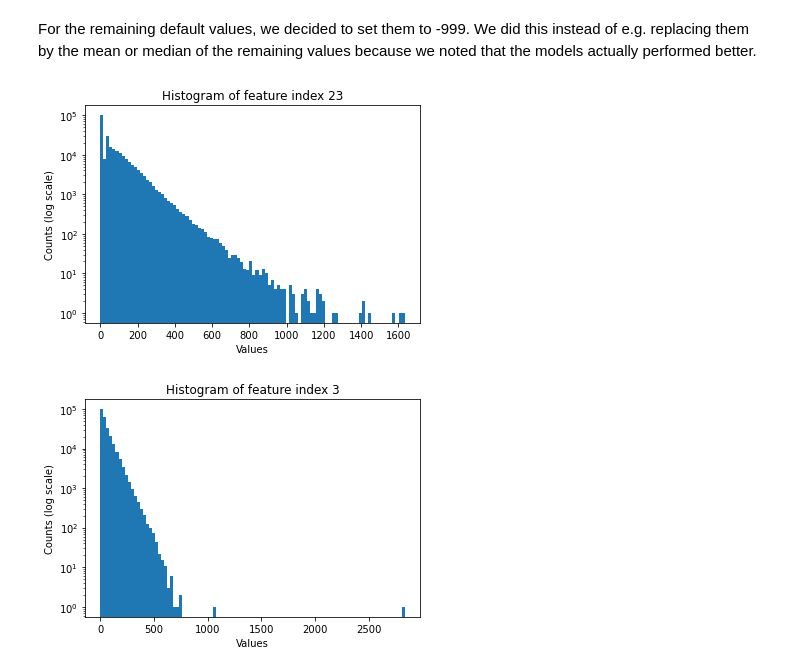
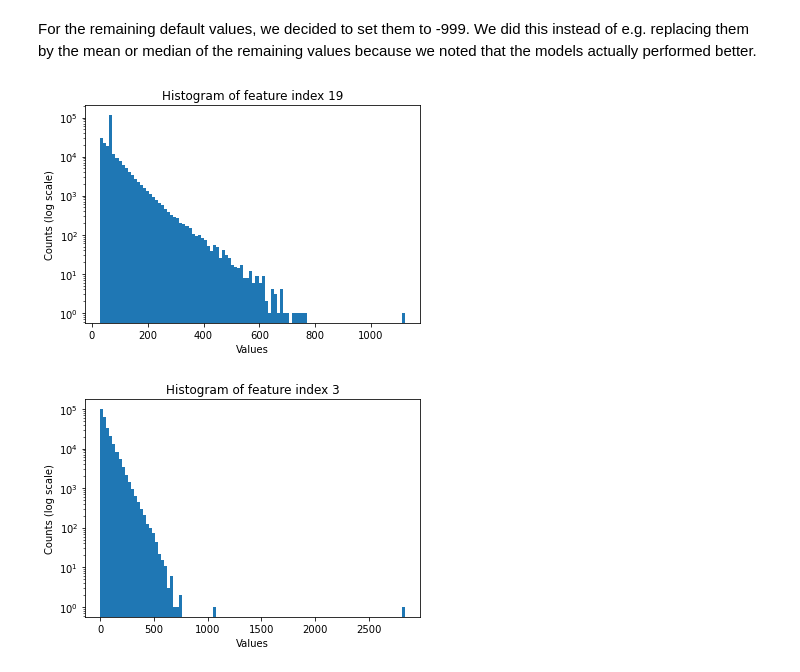
Before and after one commit to CS-433/ml-project-1-teamphilippe, a Jupyter notebook: project1_logistic_regression.ipynb, the cells around one changed output. Drawn from its saved outputs; the diff is of its cells as text; code cells hidden in the pictures.

```diff
--- a/project1_logistic_regression.ipynb
+++ b/project1_logistic_regression.ipynb
@@ -79,4 +69,4 @@ array([ 38114,      0,      0,      0, 177457, 177457, 177457,      0,
 We can see that some of the features have a very high number of undefined values (-999). We could replace this undefined values by e.g. 0 or the mean of the remaining values but this would result in columns having its majority of entries (e.g. 177'000 / 250'000 $\approx$ 0.7) at the same value. This would imply that there is not a lot of variance in the feature and therefore this does not give much information about the label we want to predict. So we decided to drop the features where more than half of the rows are at -999.
 # %%
 # We remove the features where more than half of the rows are -999
-x_cleaned, col_removed_training = remove_col_default_values(x_cleaned)
+x_cleaned, col_removed_training = remove_col_default_values(x)
@@ -82,0 +79,2 @@ x_cleaned, col_removed_training = remove_col_default_values(x_cleaned)
+# %%
+x_cleaned = check_all_azimuth_angles(x_cleaned)
@@ -91,9 +94,9 @@ For the remaining default values, we decided to set them to -999. We did this in
 # %%
 x_cleaned, default_values_training = replace_by_default_value(x_cleaned)
 # %%
-plot_histogram(x_cleaned, 23)
+plot_histogram(x_cleaned, 19)
 # %% [output]
-[figure, old version]
+[figure, new version]
 # %%
 plot_histogram(x_cleaned, 3)
 # %% [output]
```
Also changed, not shown: parts of 9 cells of this notebook, 3 other files.
